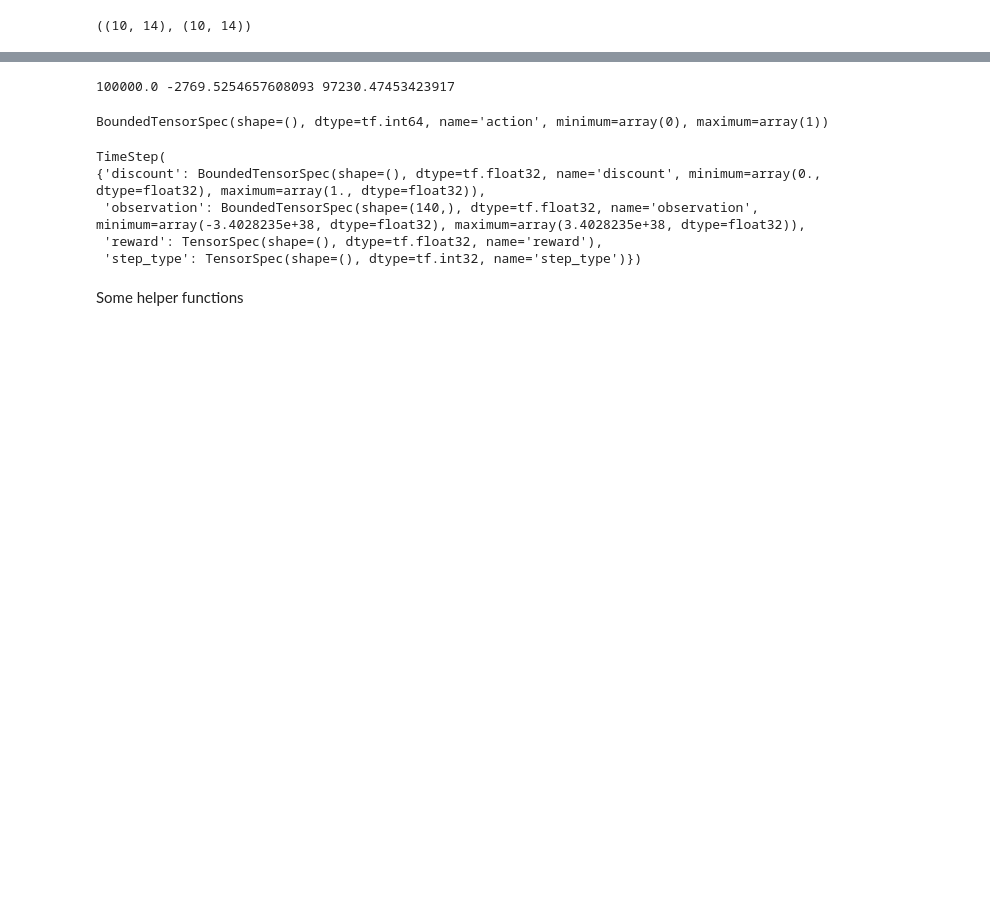
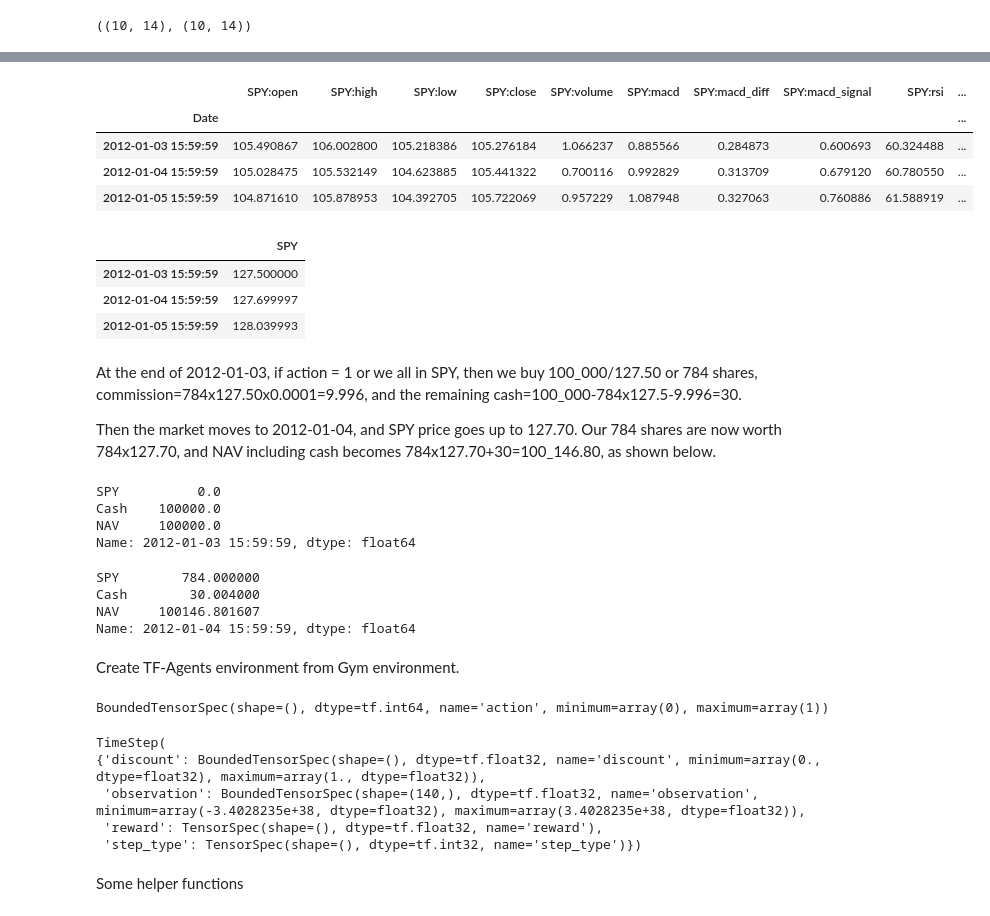
Before and after one commit to letianzj/QuantResearch, a Jupyter notebook: ml/reinforcement_trader.ipynb, the cells around one changed output, grey strips where cells are left out. Saved outputs shown, nothing was run; the diff lists cells and outputs as text; code cells hidden in the pictures; blank space fills up the shorter version.

```diff
--- a/ml/reinforcement_trader.ipynb
+++ b/ml/reinforcement_trader.ipynb
@@ -99,7 +100,8 @@ def load_data():
     end_date = datetime(2020, 12, 31)
     syms = ['SPY']
     max_price_scaler = 5_000.0
-    max_volume_scaler = 1.5e10
+    max_price_scaler = 1
+    max_volume_scaler = 1.5e8
     df_obs = pd.DataFrame()             # observation
     df_exch = pd.DataFrame()            # exchange; for order match
 
@@ -210,8 +183,40 @@ perf_stats
-# %%
-print(df_nav[0], total_reward, df_nav[-1])
-np.testing.assert_almost_equal(df_nav[0] + total_reward, df_nav[-1], decimal=5)       # should be equal
-# %% [output]
-100000.0 -2769.5254657608093 97230.47453423917
+# %%
+idx0 = eval_qt_env._init_step
+idx1 = idx0+3
+eval_qt_env._df_obs_scaled[idx0:idx1]         # observation
+# %% [output]
+|  | SPY:open | SPY:high | SPY:low | SPY:close | SPY:volume | SPY:macd | SPY:macd_diff | SPY:macd_signal | SPY:rsi | ... |
+| Date |  |  |  |  |  |  |  |  |  | ... |
+| 2012-01-03 15:59:59 | 105.490867 | 106.002800 | 105.218386 | 105.276184 | 1.066237 | 0.885566 | 0.284873 | 0.600693 | 60.324488 | ... |
+| 2012-01-04 15:59:59 | 105.028475 | 105.532149 | 104.623885 | 105.441322 | 0.700116 | 0.992829 | 0.313709 | 0.679120 | 60.780550 | ... |
+| 2012-01-05 15:59:59 | 104.871610 | 105.878953 | 104.392705 | 105.722069 | 0.957229 | 1.087948 | 0.327063 | 0.760886 | 61.588919 | ... |
+# %%
+eval_qt_env._df_exch[idx0:idx1]
+# %% [output]
+|  | SPY |
+| 2012-01-03 15:59:59 | 127.500000 |
+| 2012-01-04 15:59:59 | 127.699997 |
+| 2012-01-05 15:59:59 | 128.039993 |
+# %% [markdown]
+At the end of 2012-01-03, if action = 1 or we all in SPY, then we buy 100_000/127.50 or 784 shares, commission=784x127.50x0.0001=9.996, and the remaining cash=100_000-784x127.5-9.996=30.
+
+Then the market moves to 2012-01-04, and SPY price goes up to 127.70. Our 784 shares are now worth 784x127.70, and NAV including cash becomes 784x127.70+30=100_146.80, as shown below.
+# %%
+eval_qt_env._df_positions.iloc[idx0]
+# %% [output]
+SPY          0.0
+Cash    100000.0
+NAV     100000.0
+Name: 2012-01-03 15:59:59, dtype: float64
+# %%
+eval_qt_env._df_positions.iloc[idx0+1]
+# %% [output]
+SPY        784.000000
+Cash        30.004000
+NAV     100146.801607
+Name: 2012-01-04 15:59:59, dtype: float64
+# %% [markdown]
+Create TF-Agents environment from Gym environment.
 # %%
 train_qt_env = gym.wrappers.FlattenObservation(train_qt_env)
 train_py_env = suite_gym.wrap_env(train_qt_env)
```
Also changed, not shown: parts of 35 cells of this notebook.
